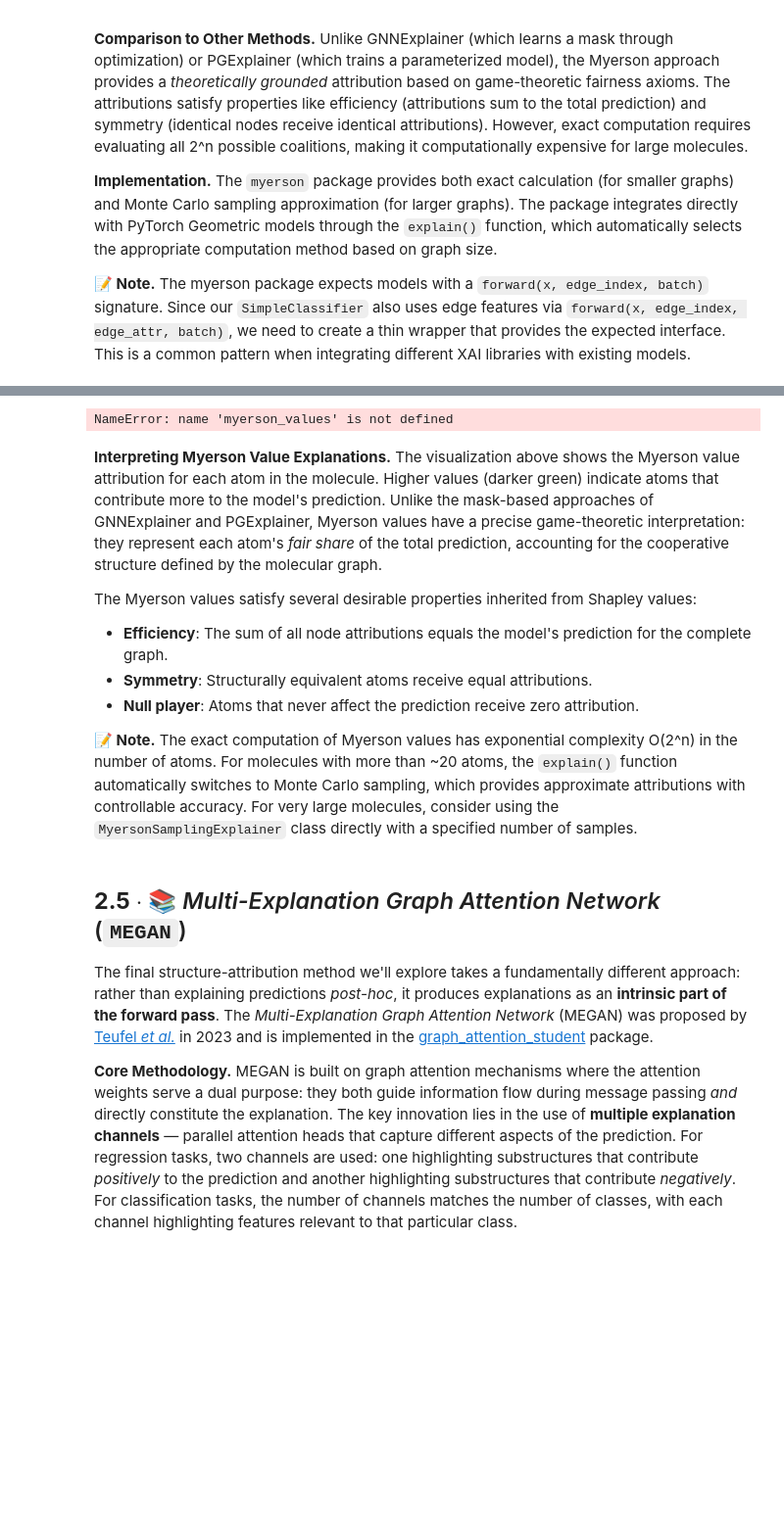
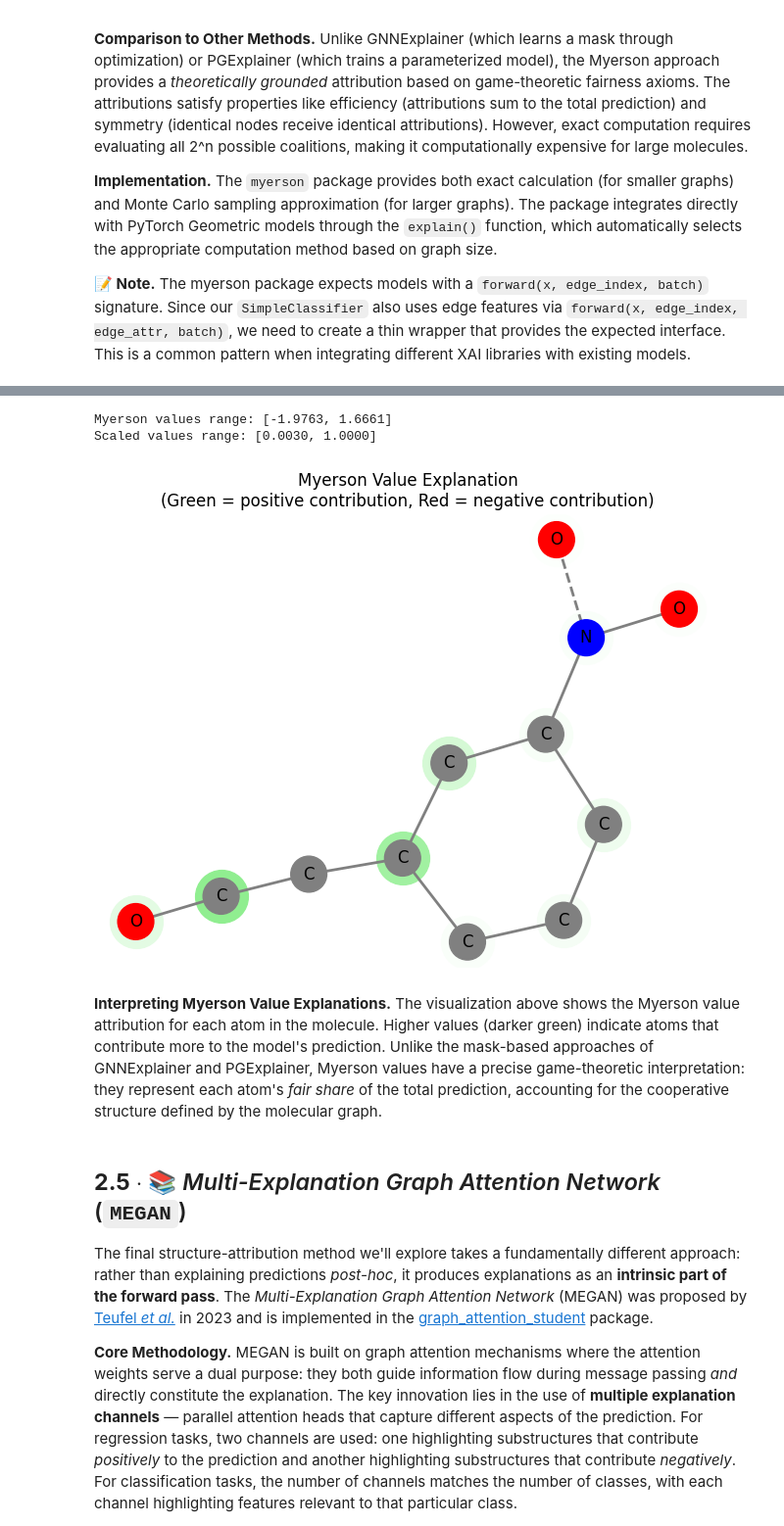
Before and after one commit to SPP2363/06_xAI_in_chemistry, a Jupyter notebook: 02_structure_attribution_methods.ipynb, the cells around one changed output, grey strips where cells are left out. Shown at 98% size. Drawn from its saved outputs; the diff is of its cells as text; code cells hidden in the pictures; blank space fills up the shorter version.

```diff
--- a/02_structure_attribution_methods.ipynb
+++ b/02_structure_attribution_methods.ipynb
@@ -1089,38 +1783,37 @@ AssertionError:
 # %%
 # --- Visualize Myerson value explanations ---
 # We'll attach the Myerson values to the graph nodes and use the same visualization
 # approach as with GNNExplainer.
 
-# Normalize the Myerson values to [0, 1] range for visualization
+# Scale the Myerson values to [-1, 1] range for visualization while preserving sign
+# This allows visualization of both positive (green) and negative (red) contributions
 values = np.array(list(myerson_values.values()))
-min_val, max_val = values.min(), values.max()
-if max_val > min_val:
-    normalized_values = (values - min_val) / (max_val - min_val)
+max_abs_val = np.abs(values).max()
+if max_abs_val > 0:
+    scaled_values = abs(values) / max_abs_val  # Scale to [-1, 1] while preserving sign
 else:
-    normalized_values = np.ones_like(values) * 0.5
+    scaled_values = np.zeros_like(values)
 
-# Attach normalized values to graph nodes
-for node_idx, norm_value in zip(myerson_values.keys(), normalized_values):
-    graph.nodes[node_idx]['node_explanation'] = norm_value
+print(f'Myerson values range: [{values.min():.4f}, {values.max():.4f}]')
+print(f'Scaled values range: [{scaled_values.min():.4f}, {scaled_values.max():.4f}]')
 
-# Visualize the explanation
+# Attach scaled values to graph nodes
+for node_idx, scaled_value in zip(myerson_values.keys(), scaled_values):
+    graph.nodes[node_idx]['node_explanation'] = scaled_value
+
+# Visualize the explanation with diverging colors
 fig, ax = plt.subplots(1, 1, figsize=(8, 6))
 pos = draw_graph(graph, ax)
 draw_explanation(graph, pos, ax)
-plt.title('Myerson Value Explanation')
+plt.title('Myerson Value Explanation\n(Green = positive contribution, Red = negative contribution)')
 plt.axis('off')
 plt.show()
 # %% [output]
-NameError: name 'myerson_values' is not defined
+Myerson values range: [-1.9763, 1.6661]
+Scaled values range: [0.0030, 1.0000]
+[figure, added]
 # %% [markdown]
 **Interpreting Myerson Value Explanations.** The visualization above shows the Myerson value attribution for each atom in the molecule. Higher values (darker green) indicate atoms that contribute more to the model's prediction. Unlike the mask-based approaches of GNNExplainer and PGExplainer, Myerson values have a precise game-theoretic interpretation: they represent each atom's *fair share* of the total prediction, accounting for the cooperative structure defined by the molecular graph.
-
-The Myerson values satisfy several desirable properties inherited from Shapley values:
-- **Efficiency**: The sum of all node attributions equals the model's prediction for the complete graph.
-- **Symmetry**: Structurally equivalent atoms receive equal attributions.
-- **Null player**: Atoms that never affect the prediction receive zero attribution.
-
-**📝 Note.** The exact computation of Myerson values has exponential complexity O(2^n) in the number of atoms. For molecules with more than ~20 atoms, the `explain()` function automatically switches to Monte Carlo sampling, which provides approximate attributions with controllable accuracy. For very large molecules, consider using the `MyersonSamplingExplainer` class directly with a specified number of samples.
 # %% [markdown]
 ## **2.5** $\cdot$ 📚 *Multi-Explanation Graph Attention Network* (`MEGAN`)
 
```
Also changed, not shown: parts of 59 cells of this notebook, 11 other files.
